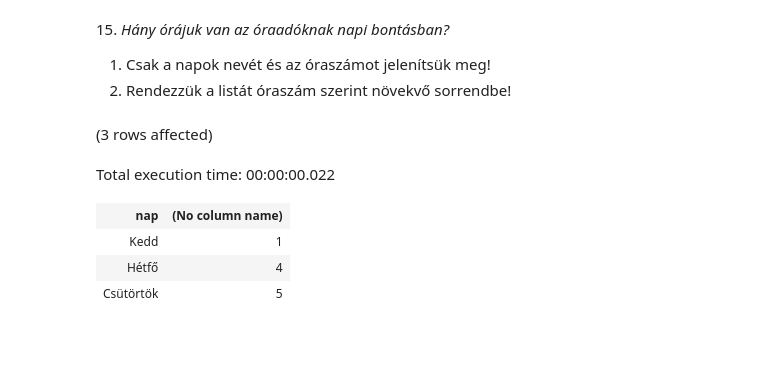
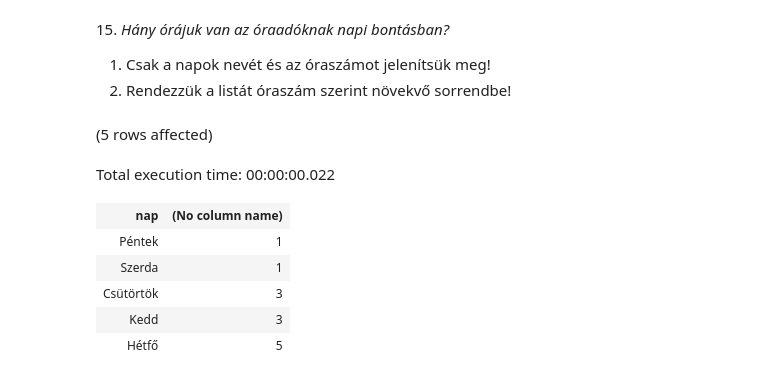
Before and after one commit to szentebalint0/AdatBG02, a Jupyter notebook: gyakorlat03_feladatok.ipynb, the cells around one changed output. Saved outputs shown, nothing was run; the diff lists cells and outputs as text; code cells hidden in the pictures; blank space fills up the shorter version.

```diff
--- a/gyakorlat03_feladatok.ipynb
+++ b/gyakorlat03_feladatok.ipynb
@@ -330,14 +321,16 @@ Total execution time: 00:00:00.018
 2. Rendezzük a listát óraszám szerint növekvő sorrendbe!
 # %%
 SELECT n.nap, COUNT(*)
-FROM Beosztasok b JOIN Oktatok okt ON b.beosztas_id = okt.beosztás JOIN Orak o ON okt.oktato_id = o.tanar JOIN Napok n ON o.nap = n.nap_id
-WHERE b.beosztasnev = 'Óraadó'
+FROM statusok s JOIN Oktatok okt ON s.Skod = okt.[status] JOIN Orak o ON okt.oktato_id = o.tanar JOIN Napok n ON o.nap = n.nap_id
+WHERE s.Status = 'Óraadó'
 GROUP BY n.nap
 ORDER BY 2 ASC
 # %% [output]
-(3 rows affected)
+(5 rows affected)
 Total execution time: 00:00:00.022
 | nap | (No column name) |
-| Kedd | 1 |
-| Hétfő | 4 |
-| Csütörtök | 5 |
+| Péntek | 1 |
+| Szerda | 1 |
+| Csütörtök | 3 |
+| Kedd | 3 |
+| Hétfő | 5 |
```
Also changed, not shown: parts of 17 cells of this notebook.
